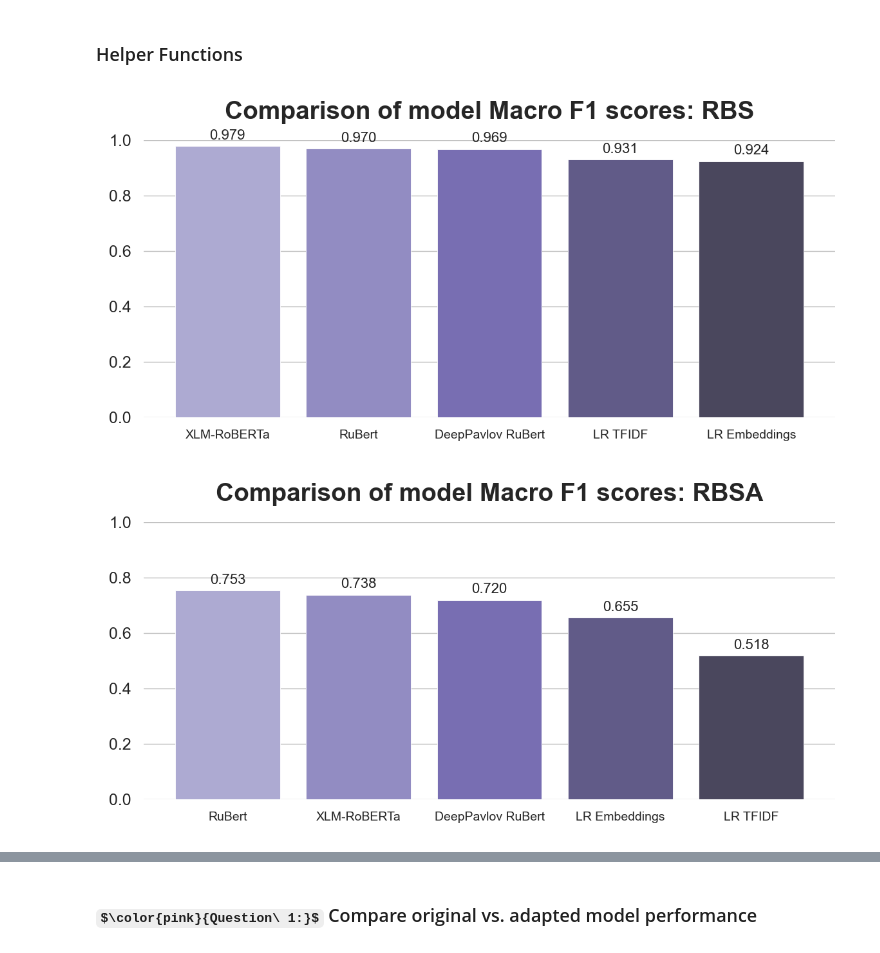
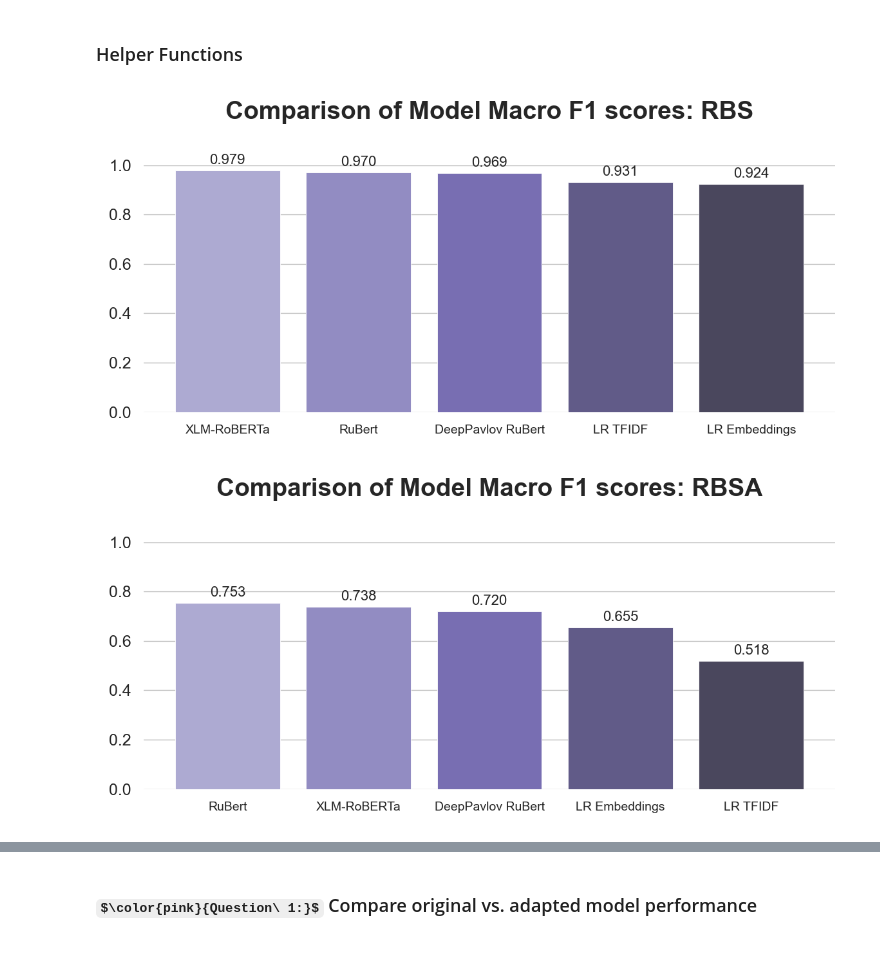
Before and after one commit to n1nt3nd0sw1tch/HEARTS-Text-Stereotype-Detection, a Jupyter notebook: COMP0173-CW2-NOTEBOOK-Eval-P4.ipynb, the cells around one changed output, grey strips where cells are left out. Saved outputs shown, nothing was run; the diff lists cells and outputs as text; code cells hidden in the pictures; some formulas as TeX source.

```diff
--- a/COMP0173-CW2-NOTEBOOK-Eval-P4.ipynb
+++ b/COMP0173-CW2-NOTEBOOK-Eval-P4.ipynb
@@ -170,7 +170,7 @@ def plot_table(df, title):
     ax.set_ylabel("")
 
     # Title in same style
-    ax.set_title(title, fontsize=14, fontweight="bold", pad=12)
+    ax.set_title(title, fontsize=14, fontweight="bold", pad=12, y = 1.1)
 
     # Grid only on y
     ax.grid(axis="y", color="0.75", linewidth=0.5)
@@ -195,19 +195,19 @@ def plot_table(df, title):
 # %%
 MODEL_FOLDERS = {
     "LR TFIDF": "result_output_LR_tfidf",
     "LR Embeddings": "result_output_LR_embedding",
     "DeepPavlov RuBert": "result_output_deeppavlov_rubert",
     "RuBert": "result_output_ruberta_base",
     "XLM-RoBERTa": "result_output_xlm_roberta_base",
 }
 
 DATASETS = ["rubist_trained", "rubist_second_trained"]
 
 table_A = build_table("rubist_trained")
 table_B = build_table("rubist_second_trained")
+
+plot_table(table_A, "Comparison of Model Macro F1 scores: RBS")
+plot_table(table_B, "Comparison of Model Macro F1 scores: RBSA")
+# %% [output]
+[figure, added]
+[figure, added]
-# %%
-plot_table(table_A, "Comparison of model Macro F1 scores: RBS")
-plot_table(table_B, "Comparison of model Macro F1 scores: RBSA")
-# %% [output]
-[figure, removed]
-[figure, removed]
```
Also changed, not shown: parts of 1 cell of this notebook, 2 other files.
